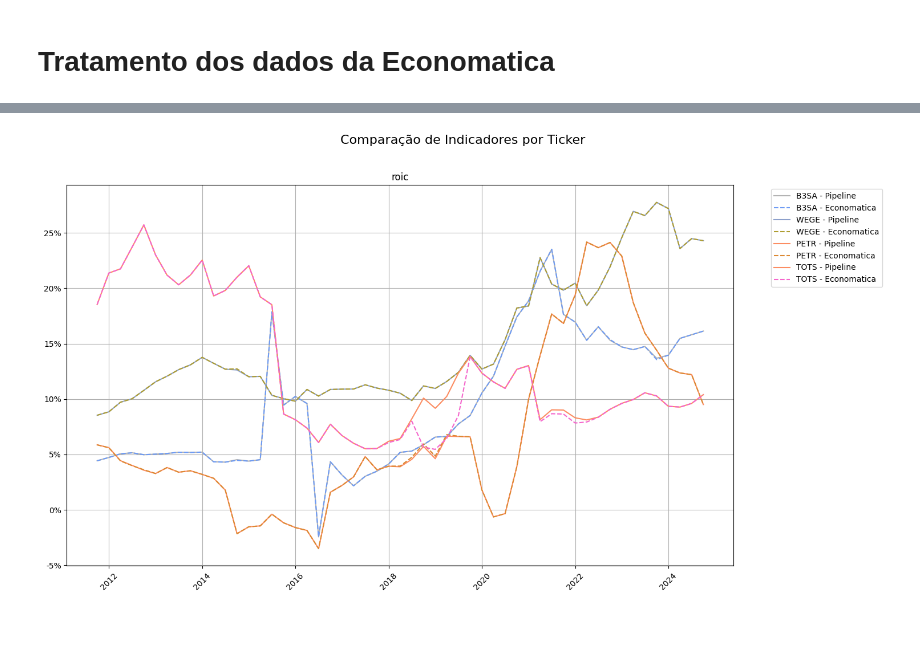
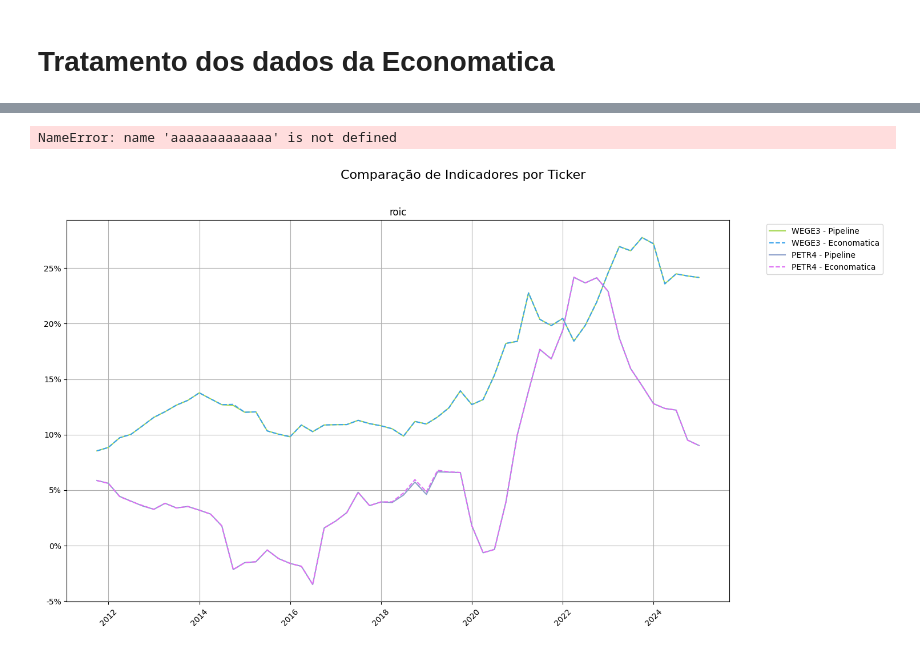
Before and after one commit to Strke12i/b3_indicators, a Jupyter notebook: data_analysis/indicadores_analise.ipynb, the cells around one changed output, grey strips where cells are left out. Cells and saved outputs as stored; diff of their text form; code cells hidden in the pictures.

```diff
--- a/data_analysis/indicadores_analise.ipynb
+++ b/data_analysis/indicadores_analise.ipynb
@@ -56,2 +139,5 @@ df_banco['data_fim'] = df_banco['data_fim'].dt.to_period('Q')
+# %%
+df_tickers_final[['Ticker', 'codeCVM']]
+ids = dict(zip(df_tickers_final['Ticker'], df_tickers_final['codeCVM']))
 # %% [markdown]
 # Tratamento dos dados da Economatica
@@ -124,5 +178,3 @@ Index(['Ativo', 'Data', 'roic', 'roe', 'roa', 'margem_liquida', 'margem_ebit',
-# %%
-df = compara('CMIG', ['divida_liquida_ebitda', 'ebit', 'ebitda'])
 # %%
 def get_sort_key(col_name):
     if '_' in col_name:
@@ -208,3 +261,6 @@ def diferenca(df):
                 f"{'' if col_pipe in df.columns else col_pipe}. Pulando cálculo.")
 
     return df[sorted(df.columns, key=get_sort_key)]
+# %%
+df_final = processa_dados()
+df = diferenca(df_final)
@@ -210,0 +340,35 @@ def diferenca(df):
+# %%
+# Vamos analisar as diferenças de forma mais detalhada
+# Primeiro, vamos entender como as diferenças estão sendo calculadas
+
+print("=== ANÁLISE DAS DIFERENÇAS ===")
+
+# Identificar os indicadores
+indicadores = ['divida_liquida_ebitda', 'margem_ebit', 'margem_liquida', 'roa', 'roe', 'roic']
+
+for indicador in indicadores:
+    diff_col = f"{indicador}_diff"
+    econ_col = f"{indicador}_economatica"
+    pipe_col = f"{indicador}_pipeline"
+
+    print(f"\n--- {indicador.upper()} ---")
+
+    # Estatísticas básicas das diferenças
+    diff_data = df[diff_col].dropna()
+
+    if len(diff_data) > 0:
+        print(f"Observações válidas: {len(diff_data)}")
+        print(f"Diferença média: {diff_data.mean():.2f}")
+        print(f"Diferença mediana: {diff_data.median():.2f}")
+        print(f"Desvio padrão: {diff_data.std():.2f}")
+        print(f"Min: {diff_data.min():.2f}, Max: {diff_data.max():.2f}")
+
+        # Verificar valores extremos
+        inf_count = np.isinf(diff_data).sum()
+        if inf_count > 0:
+            print(f"Valores infinitos: {inf_count}")
+
+        # Percentis
+        print(f"Percentis: P25={diff_data.quantile(0.25):.2f}, P75={diff_data.quantile(0.75):.2f}")
+    else:
+        print("Nenhuma observação válida")
@@ -211,3 +593,7 @@ def diferenca(df):
+# %%
+aaaaaaaaaaaaa
+# %% [output]
+NameError: name 'aaaaaaaaaaaaa' is not defined
 # %%
 import matplotlib.pyplot as plt
 import seaborn as sns
@@ -234,7 +620,7 @@ def plot_comparisons_all_tickers(columns):
     ticker_colors_economatica = dict(zip(ids.keys(), colors_economatica))
 
     for idx, col in enumerate(columns):
-        for ticker in ['WEGE', 'TOTS']:
+        for ticker in ['WEGE3', 'PETR4']:
             # Obter os dados do ticker
             df = compara(ticker, [col])
 
@@ -243,31 +629,31 @@ def plot_comparisons_all_tickers(columns):
 
             # Plotar linha do pipeline
             axes[idx].plot(df['Data'], df[f'{col}_pipeline'],
                          label=f'{ticker} - Pipeline',
                          color=ticker_colors_pipeline[ticker],)
 
             # Plotar linha da economatica
             axes[idx].plot(df['Data'], df[f'{col}_economatica'],
                          label=f'{ticker} - Economatica',
                          color=ticker_colors_economatica[ticker],
                          linestyle='--')
 
         # Configurar o gráfico
         axes[idx].set_title(f'{col}')
         axes[idx].grid(True)
         axes[idx].legend(bbox_to_anchor=(1.05, 1), loc='upper left')
 
         # Rotacionar labels do eixo x para melhor visualização
         plt.setp(axes[idx].xaxis.get_majorticklabels(), rotation=45)
 
         # Divide o eixo y por cem
         axes[idx].yaxis.set_major_formatter(plt.FuncFormatter(lambda y, _: f'{y / 100:.0%}'))
 
     plt.tight_layout()
     plt.show()
 
 # Exemplo de uso com as métricas importantes
 metricas = ['roic']
 plot_comparisons_all_tickers(metricas)
 # %% [output]
-[figure, old version]
+[figure, new version]
```
Also changed, not shown: parts of 44 cells of this notebook, 16 other files.
